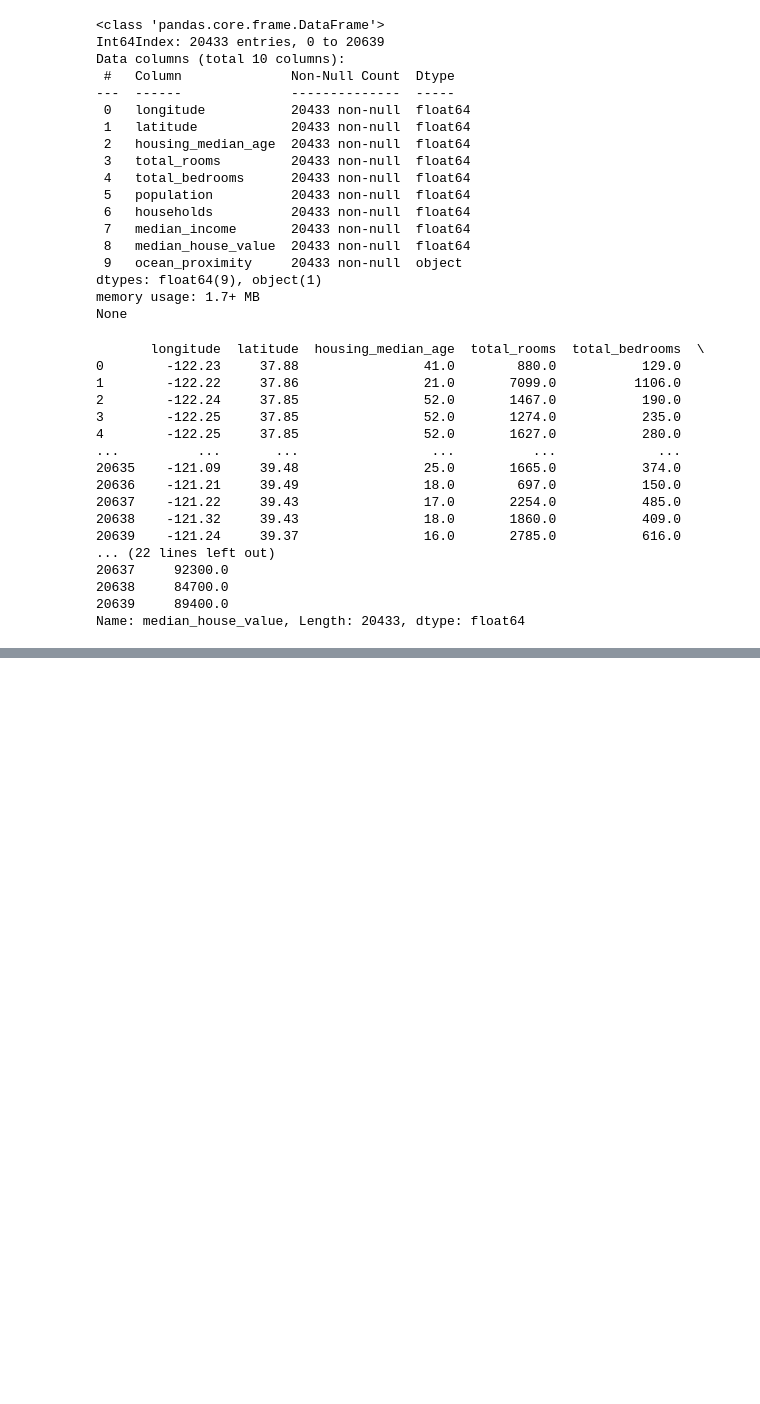
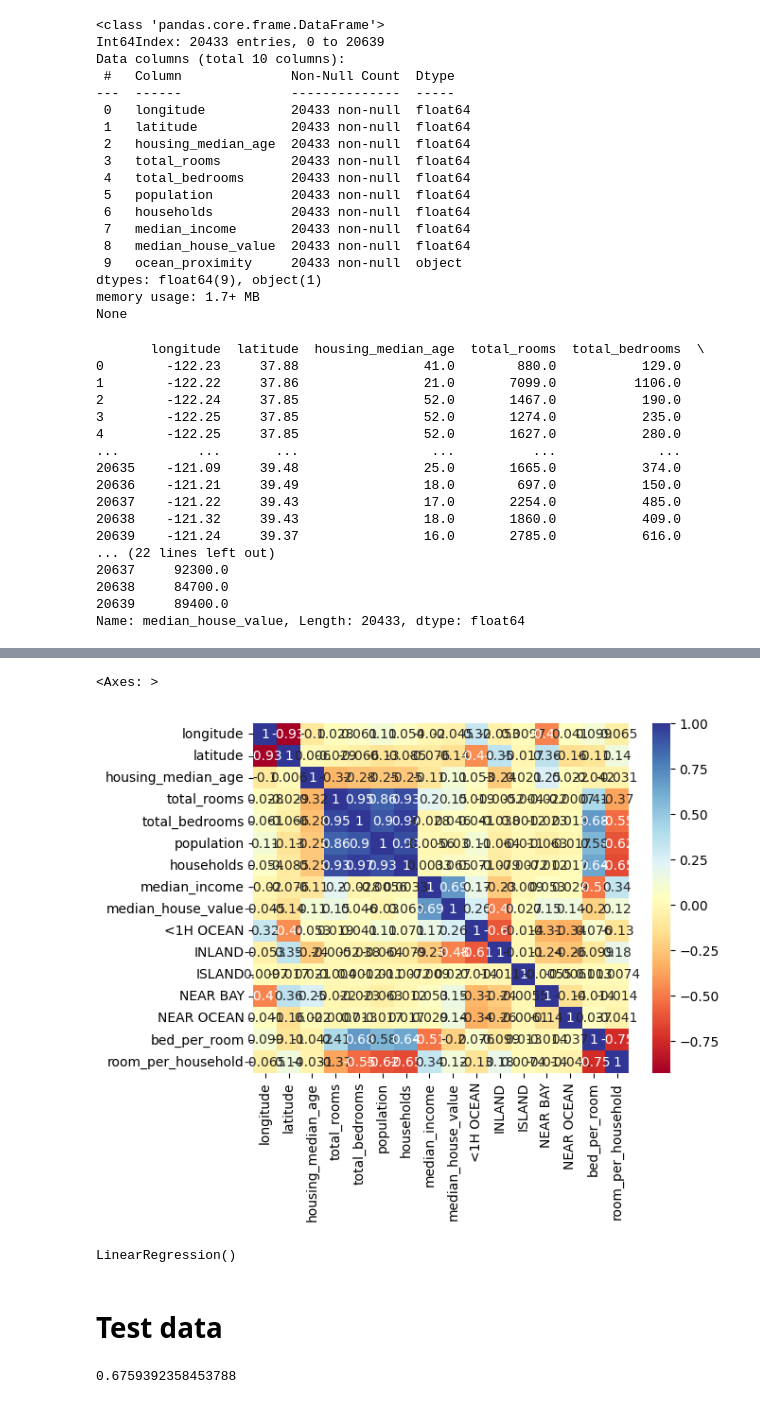
Before and after one commit to ArunavaCoderEm/House_Price_Prediction_Model_Test, a Jupyter notebook: house_price_model.ipynb, the cells around one changed output, grey strips where cells are left out. Saved outputs shown, nothing was run; the diff lists cells and outputs as text; code cells hidden in the pictures; blank space fills up the shorter version.

Commit message:
linear regression done

```diff
--- a/house_price_model.ipynb
+++ b/house_price_model.ipynb
@@ -217,0 +218,18 @@ sns.scatterplot(x = 'latitude',y = 'longitude',data = tr_data,hue = 'median_hous
+# %%
+tr_data['bed_per_room'] = tr_data['total_bedrooms'] / tr_data['total_rooms']
+tr_data['room_per_household'] = tr_data['total_rooms'] / tr_data['households']
+# %%
+plt.figsize = (15,8)
+sns.heatmap(tr_data.corr(), annot= True, cmap = "RdYlBu")
+# %% [output]
+<Axes: >
+[figure, added]
+# %%
+from sklearn.linear_model import LinearRegression
+x_train,y_train = tr_data.drop(['median_house_value'],axis = 1), tr_data['median_house_value']
+lr = LinearRegression()
+lr.fit(x_train,y_train)
+# %% [output]
+LinearRegression()
+# %% [markdown]
+#  Test data
@@ -217,0 +250,4 @@ sns.scatterplot(x = 'latitude',y = 'longitude',data = tr_data,hue = 'median_hous
+# %%
+lr.score(x_test,y_test)
+# %% [output]
+0.6759392358453788
```
Also changed, not shown: parts of 9 cells of this notebook.
